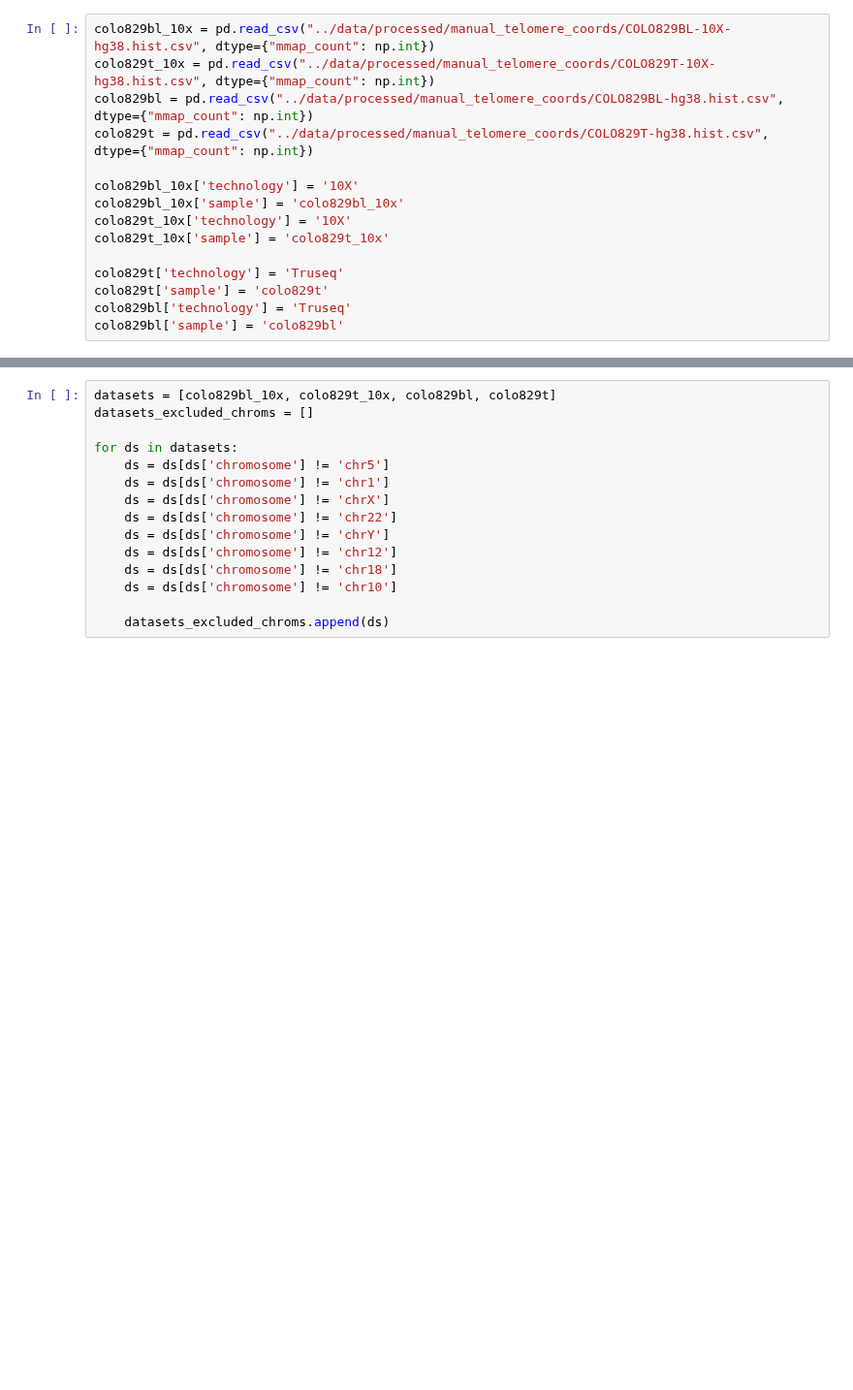
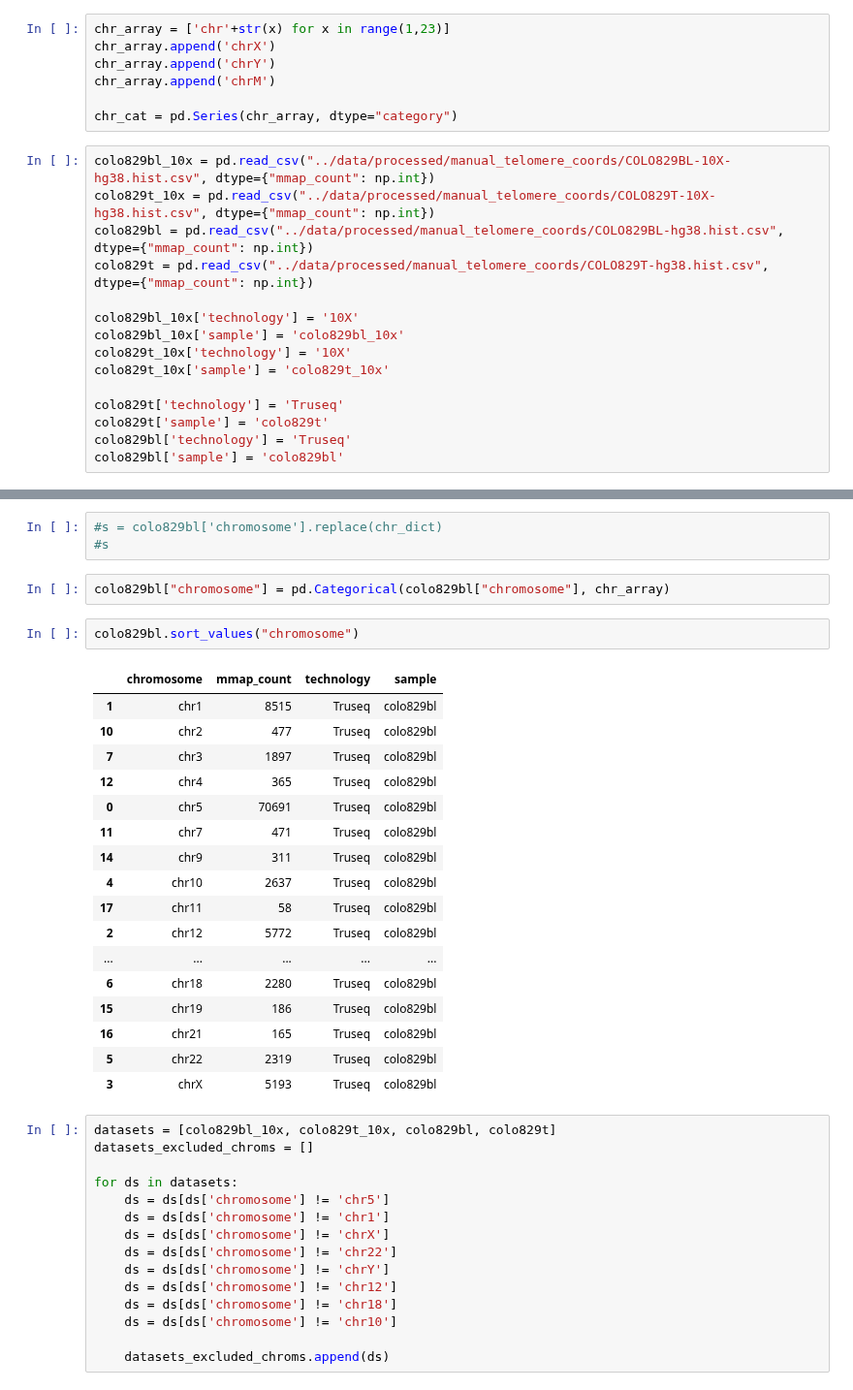
Before and after one commit to umccr/10x, a Jupyter notebook: telomeres/notebooks/counts.ipynb, the cells around one changed output, grey strips where cells are left out. Shown at 97% size. Saved outputs shown, nothing was run; the diff lists cells and outputs as text; blank space fills up the shorter version.

```diff
--- a/telomeres/notebooks/counts.ipynb
+++ b/telomeres/notebooks/counts.ipynb
@@ -9,6 +13,13 @@ import numpy as np
 ## Curated telomeric coordinates, multimapped reads found within BEDfile limits
 # %% [markdown]
 ### 10X & Truseq datasets
+# %%
+chr_array = ['chr'+str(x) for x in range(1,23)]
+chr_array.append('chrX')
+chr_array.append('chrY')
+chr_array.append('chrM')
+
+chr_cat = pd.Series(chr_array, dtype="category")
 # %%
 colo829bl_10x = pd.read_csv("../data/processed/manual_telomere_coords/COLO829BL-10X-hg38.hist.csv", dtype={"mmap_count": np.int})
 colo829t_10x = pd.read_csv("../data/processed/manual_telomere_coords/COLO829T-10X-hg38.hist.csv", dtype={"mmap_count": np.int})
@@ -27,3 +48,28 @@ colo829bl['sample'] = 'colo829bl'
+# %%
+#s = colo829bl['chromosome'].replace(chr_dict)
+#s
+# %%
+colo829bl["chromosome"] = pd.Categorical(colo829bl["chromosome"], chr_array)
+# %%
+colo829bl.sort_values("chromosome")
+# %% [output]
+|  | chromosome | mmap_count | technology | sample |
+| 1 | chr1 | 8515 | Truseq | colo829bl |
+| 10 | chr2 | 477 | Truseq | colo829bl |
+| 7 | chr3 | 1897 | Truseq | colo829bl |
+| 12 | chr4 | 365 | Truseq | colo829bl |
+| 0 | chr5 | 70691 | Truseq | colo829bl |
+| 11 | chr7 | 471 | Truseq | colo829bl |
+| 14 | chr9 | 311 | Truseq | colo829bl |
+| 4 | chr10 | 2637 | Truseq | colo829bl |
+| 17 | chr11 | 58 | Truseq | colo829bl |
+| 2 | chr12 | 5772 | Truseq | colo829bl |
+| ... | ... | ... | ... | ... |
+| 6 | chr18 | 2280 | Truseq | colo829bl |
+| 15 | chr19 | 186 | Truseq | colo829bl |
+| 16 | chr21 | 165 | Truseq | colo829bl |
+| 5 | chr22 | 2319 | Truseq | colo829bl |
+| 3 | chrX | 5193 | Truseq | colo829bl |
 # %%
 datasets = [colo829bl_10x, colo829t_10x, colo829bl, colo829t]
 datasets_excluded_chroms = []
```
Also changed, not shown: parts of 10 cells of this notebook.
